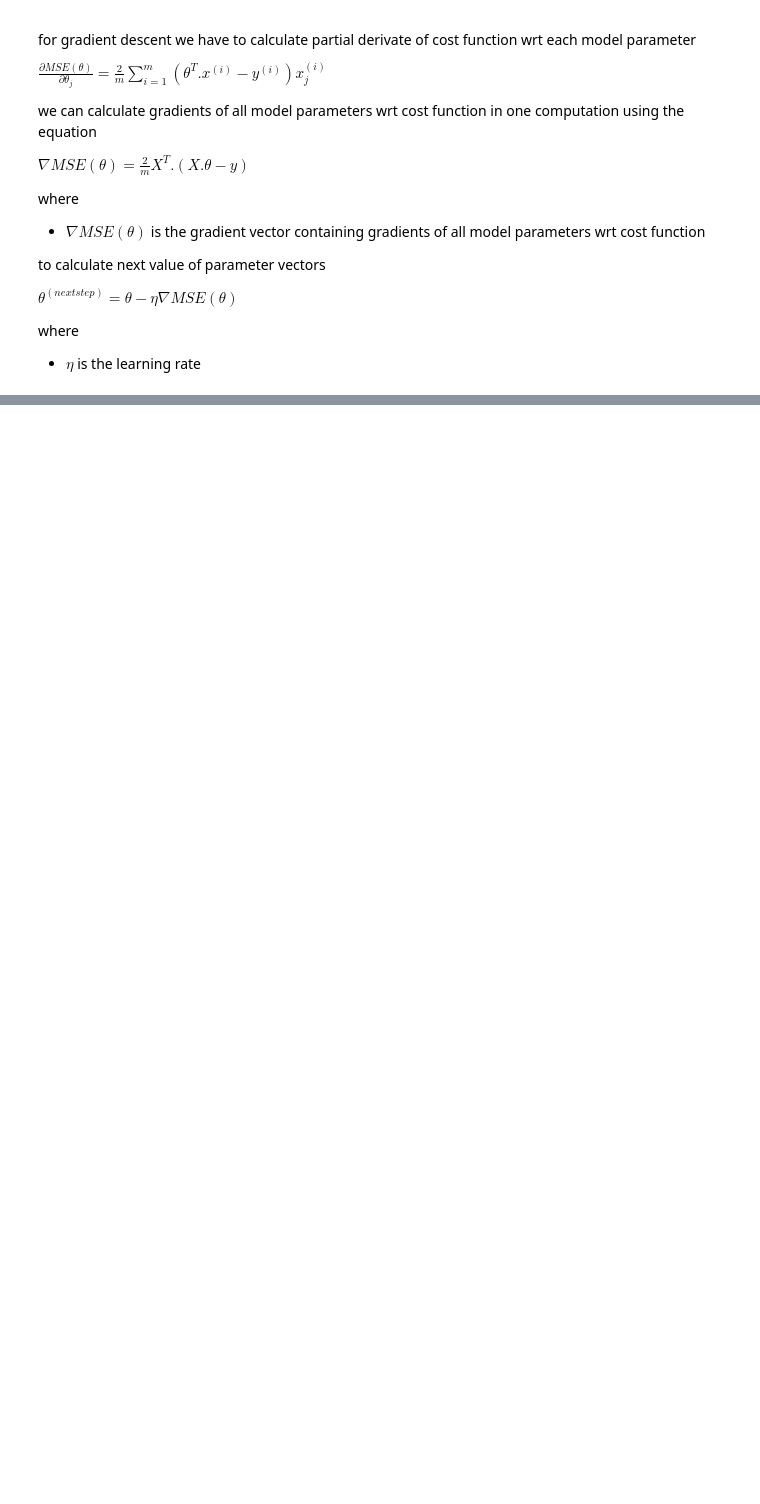
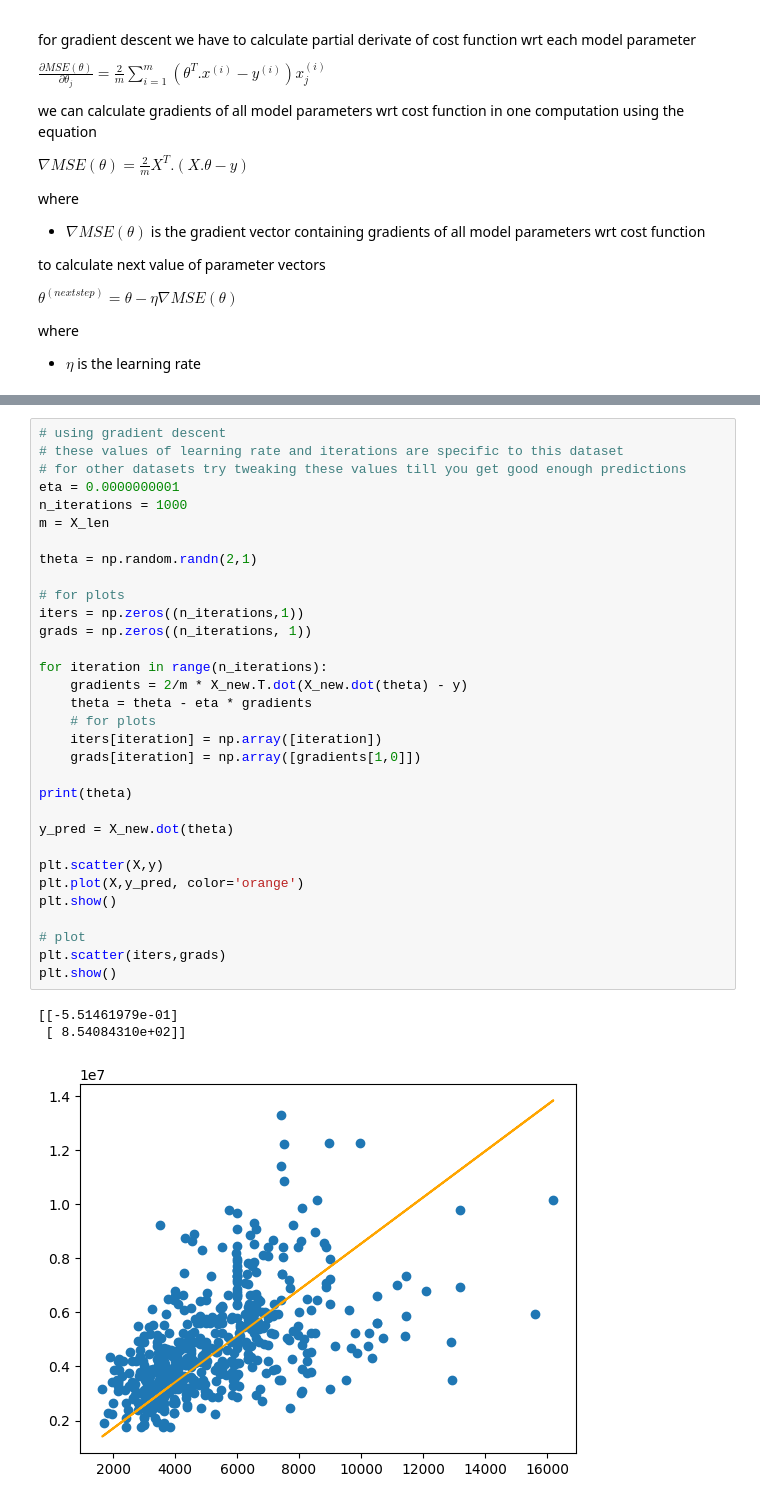
Before and after one commit to aniketmore311/ML_pracs, a Jupyter notebook: 1_simple_linear_regression/linear_regression.ipynb, the cells around one changed output, grey strips where cells are left out. Saved outputs shown, nothing was run; the diff lists cells and outputs as text; blank space fills up the shorter version.

```diff
--- a/1_simple_linear_regression/linear_regression.ipynb
+++ b/1_simple_linear_regression/linear_regression.ipynb
@@ -174,0 +165,36 @@ array([[ 1.        ,  0.06169621],
+# %%
+# using gradient descent
+# these values of learning rate and iterations are specific to this dataset
+# for other datasets try tweaking these values till you get good enough predictions
+eta = 0.0000000001
+n_iterations = 1000
+m = X_len
+
+theta = np.random.randn(2,1)
+
+# for plots
+iters = np.zeros((n_iterations,1))
+grads = np.zeros((n_iterations, 1))
+
+for iteration in range(n_iterations):
+    gradients = 2/m * X_new.T.dot(X_new.dot(theta) - y)
+    theta = theta - eta * gradients
+    # for plots
+    iters[iteration] = np.array([iteration])
+    grads[iteration] = np.array([gradients[1,0]])
+
+print(theta)
+
+y_pred = X_new.dot(theta)
+
+plt.scatter(X,y)
+plt.plot(X,y_pred, color='orange')
+plt.show()
+
+# plot
+plt.scatter(iters,grads)
+plt.show()
+# %% [output]
+[[-5.51461979e-01]
+ [ 8.54084310e+02]]
+[figure, added]
```
Also changed, not shown: parts of 14 cells of this notebook.
